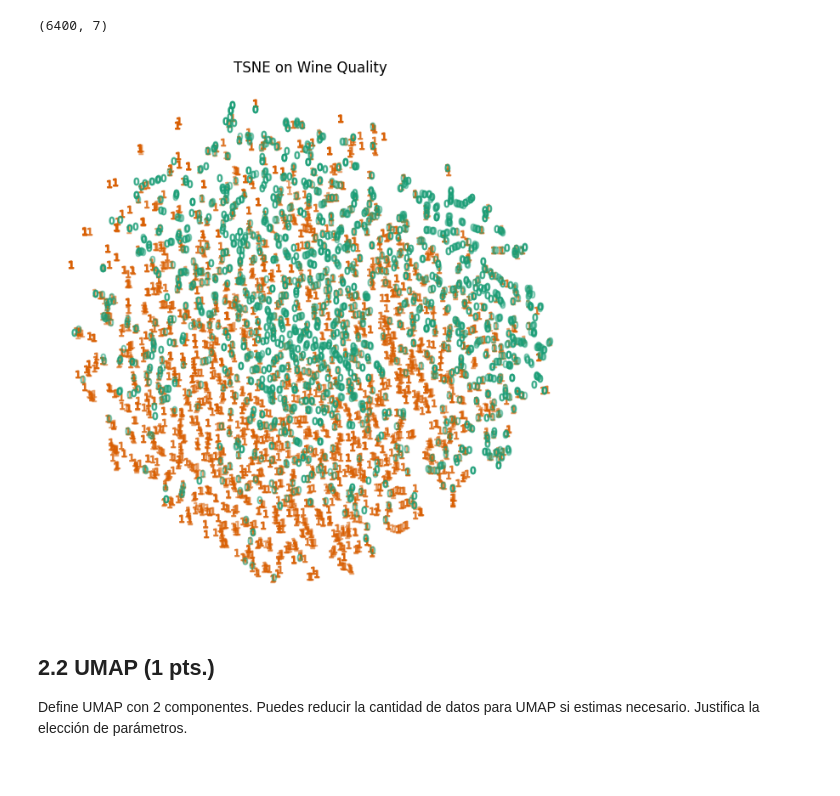
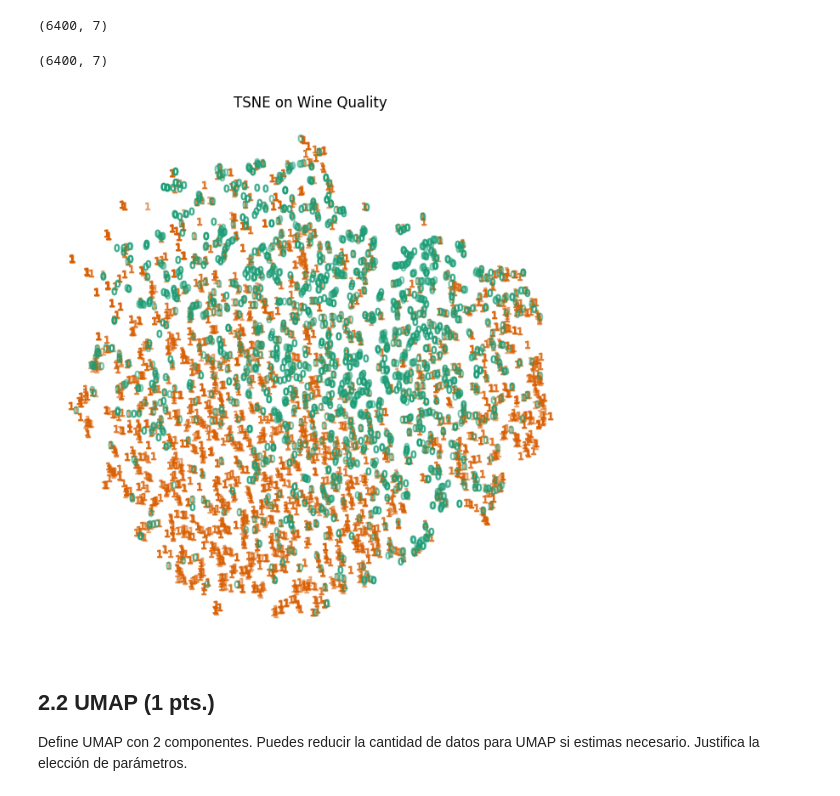
Before and after one commit to gabiacuna/IIC2433, a Jupyter notebook: tareas/T2.ipynb, the cells around one changed output. Saved outputs shown, nothing was run; the diff lists cells and outputs as text; code cells hidden in the pictures.

```diff
--- a/tareas/T2.ipynb
+++ b/tareas/T2.ipynb
@@ -305,13 +305,14 @@ from matplotlib import offsetbox
 from sklearn.preprocessing import MinMaxScaler
 
 
-def plot_embedding(X, title):
-    _, ax = plt.subplots(figsize=(8, 8))
+def plot_embedding(X, y, title, ax=None):
+    if ax is None:
+        _, ax = plt.subplots(figsize=(8, 8))
     X = MinMaxScaler().fit_transform(X)
 
-    for digit in y_.unique():
+    for digit in y.unique():
         ax.scatter(
-            *X[y_ == digit].T,
+            *X[y == digit].T,
             marker=f"${digit}$",
             color=plt.cm.Dark2(digit),
             alpha=0.425, # The alpha blending value, between 0 (transparent) and 1 (opaque)
@@ -335,6 +336,10 @@ def plot_embedding(X, title):
 
     ax.set_title(title)
     ax.axis("off")
+# %%
+X_pca.shape
+# %% [output]
+(6400, 7)
 # %%
 from sklearn.manifold import TSNE
-tsne_embed = TSNE(n_components=2, perplexity = 5, n_jobs=10)
+tsne_embed = TSNE(n_components=2, perplexity = 7, n_jobs=10)
@@ -341,9 +348,9 @@ tsne_embed = TSNE(n_components=2, perplexity = 5, n_jobs=10)
 # %%
 projection_tsne = tsne_embed.fit_transform(X_pca, y_)
-plot_embedding(projection_tsne, 'TSNE on Wine Quality')
+plot_embedding(projection_tsne, y_, 'TSNE on Wine Quality')
 plt.show()
 # %% [output]
-[figure, old version]
+[figure, new version]
 # %% [markdown]
 ## 2.2 UMAP (1 pts.)
 
```
Also changed, not shown: parts of 15 cells of this notebook.
